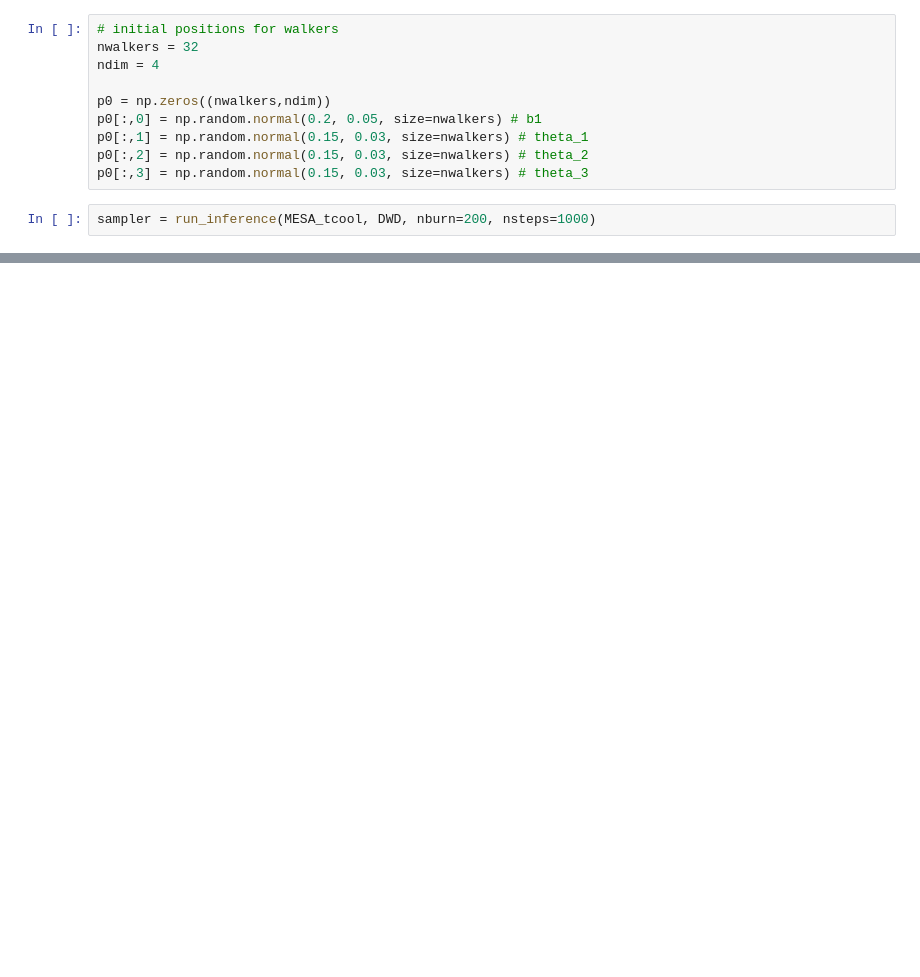
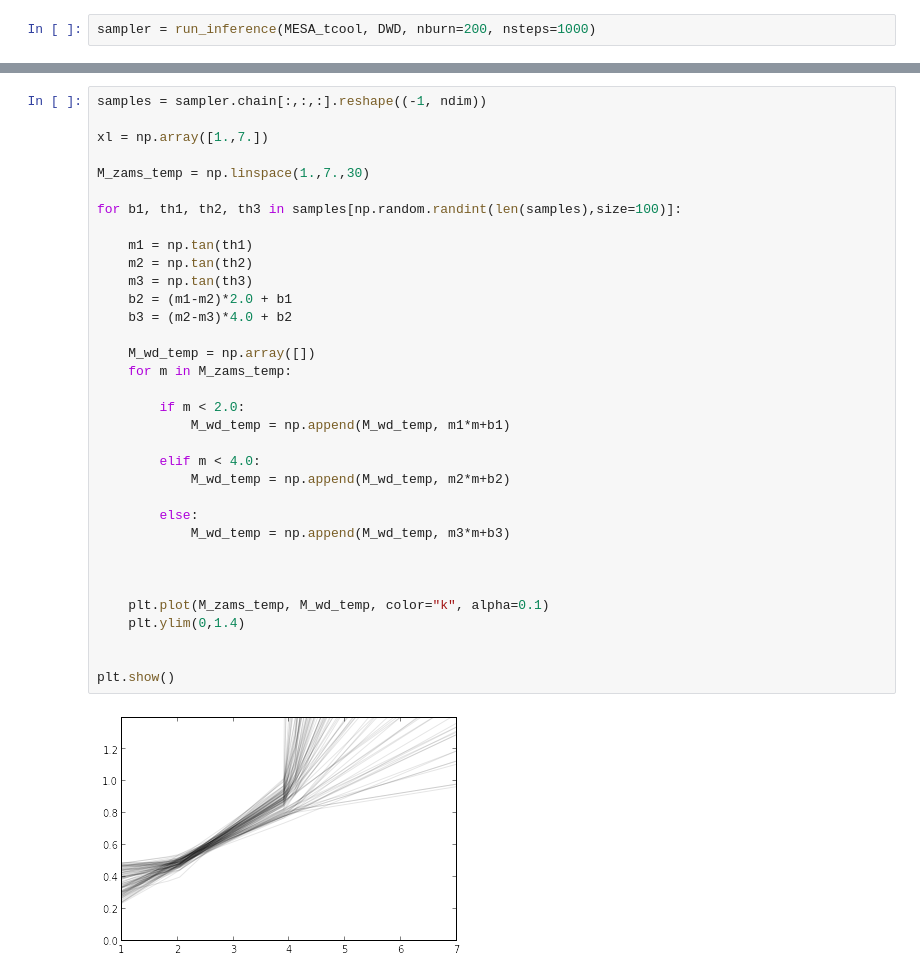
Before and after one commit to astroJeff/separated-at-birth, a Jupyter notebook: notebooks/IFMR.ipynb, the cells around one changed output, grey strips where cells are left out. Cells and saved outputs as stored; diff of their text form; blank space fills up the shorter version.

```diff
--- a/notebooks/IFMR.ipynb
+++ b/notebooks/IFMR.ipynb
@@ -211,16 +228,6 @@ def run_inference(MESA_tcool, DWD, nwalkers=32, nburn=200, nsteps=1000):
 
 
     return sampler
-# %%
-# initial positions for walkers
-nwalkers = 32
-ndim = 4
-
-p0 = np.zeros((nwalkers,ndim))
-p0[:,0] = np.random.normal(0.2, 0.05, size=nwalkers) # b1
-p0[:,1] = np.random.normal(0.15, 0.03, size=nwalkers) # theta_1
-p0[:,2] = np.random.normal(0.15, 0.03, size=nwalkers) # theta_2
-p0[:,3] = np.random.normal(0.15, 0.03, size=nwalkers) # theta_3
 # %%
 sampler = run_inference(MESA_tcool, DWD, nburn=200, nsteps=1000)
 # %%
@@ -268,0 +287,36 @@ NameError: name 'ln_likelihood' is not defined
+# %%
+samples = sampler.chain[:,:,:].reshape((-1, ndim))
+
+xl = np.array([1.,7.])
+
+M_zams_temp = np.linspace(1.,7.,30)
+
+for b1, th1, th2, th3 in samples[np.random.randint(len(samples),size=100)]:
+
+    m1 = np.tan(th1)
+    m2 = np.tan(th2)
+    m3 = np.tan(th3)
+    b2 = (m1-m2)*2.0 + b1
+    b3 = (m2-m3)*4.0 + b2
+
+    M_wd_temp = np.array([])
+    for m in M_zams_temp:
+
+        if m < 2.0:
+            M_wd_temp = np.append(M_wd_temp, m1*m+b1)
+
+        elif m < 4.0:
+            M_wd_temp = np.append(M_wd_temp, m2*m+b2)
+
+        else:
+            M_wd_temp = np.append(M_wd_temp, m3*m+b3)
+
+
+
+    plt.plot(M_zams_temp, M_wd_temp, color="k", alpha=0.1)
+    plt.ylim(0,1.4)
+
+
+plt.show()
+# %% [output]
+[figure, added]
```
Also changed, not shown: parts of 6 cells of this notebook, 1 other file.
